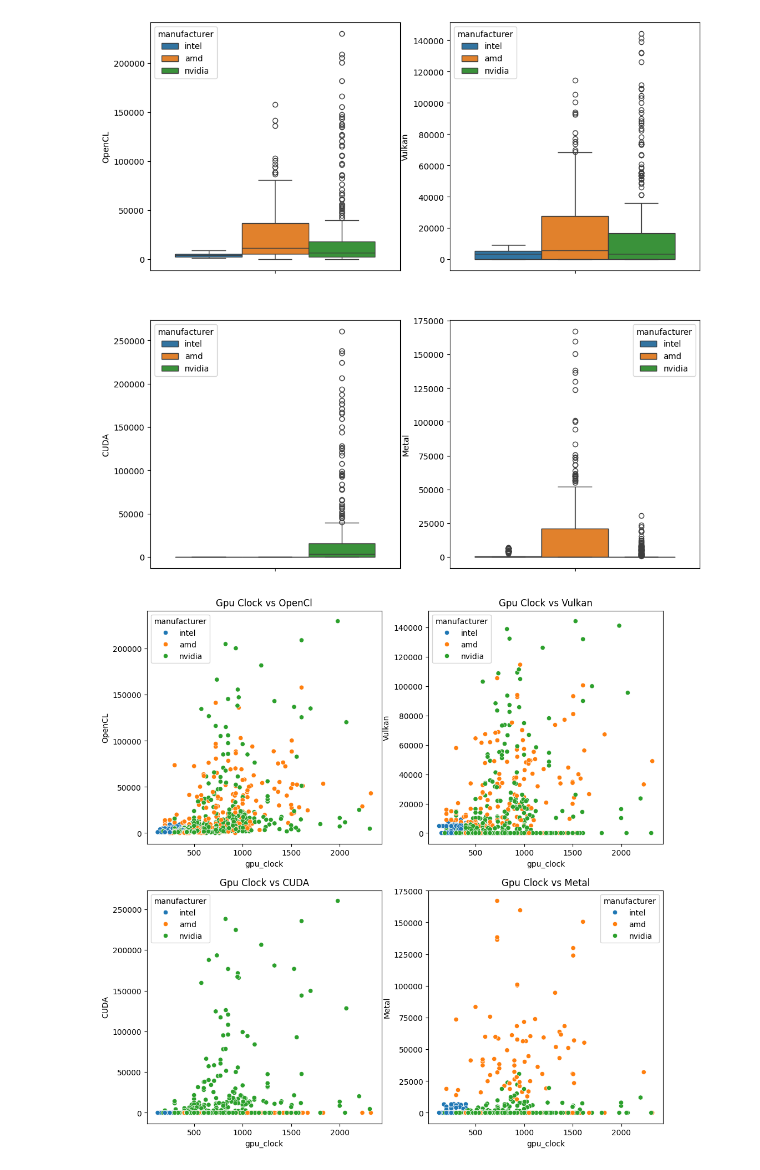
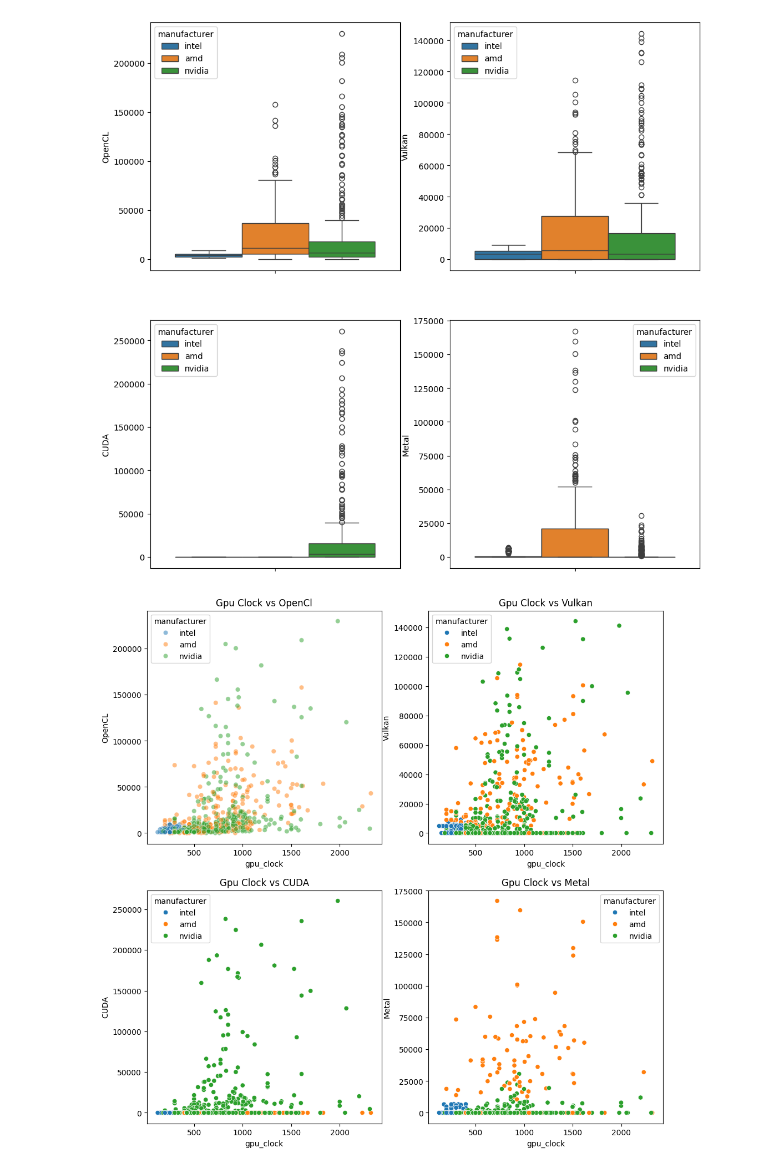
Before and after one commit to DylanHartmann/CDS-301-Project, a Jupyter notebook: visualizations.ipynb, the cells around one changed output. Cells and saved outputs as stored; diff of their text form; code cells hidden in the pictures.

```diff
--- a/visualizations.ipynb
+++ b/visualizations.ipynb
@@ -504,19 +525,19 @@ plt.show()
 # %%
 fig, axes = plt.subplots(2,2, figsize=(12,12))
 
 x_variable = "gpu_clock"
-sns.scatterplot(data=final, x=x_variable, y="OpenCL", ax=axes[0, 0], hue="manufacturer")
+sns.scatterplot(data=final, x=x_variable, y="OpenCL", ax=axes[0, 0], hue="manufacturer", alpha=0.5)
 axes[0,0].set(title=f"{x_variable.replace("_", " ").title()} vs OpenCl")
 sns.scatterplot(data=final, x=x_variable, y="Vulkan", ax=axes[0, 1], hue="manufacturer")
 axes[0,1].set(title=f"{x_variable.replace("_", " ").title()} vs Vulkan")
 sns.scatterplot(data=final, x=x_variable, y="CUDA", ax=axes[1,0], hue="manufacturer")
 axes[1,0].set(title=f"{x_variable.replace("_", " ").title()} vs CUDA")
 sns.scatterplot(data=final, x=x_variable, y="Metal", ax=axes[1,1], hue="manufacturer")
 axes[1,1].set(title=f"{x_variable.replace("_", " ").title()} vs Metal")
 
 plt.show()
 # %% [output]
-[figure, old version]
+[figure, new version]
 # %%
 fig, axes = plt.subplots(2,2, figsize=(15,15))
 
```
Also changed, not shown: parts of 25 cells of this notebook.
